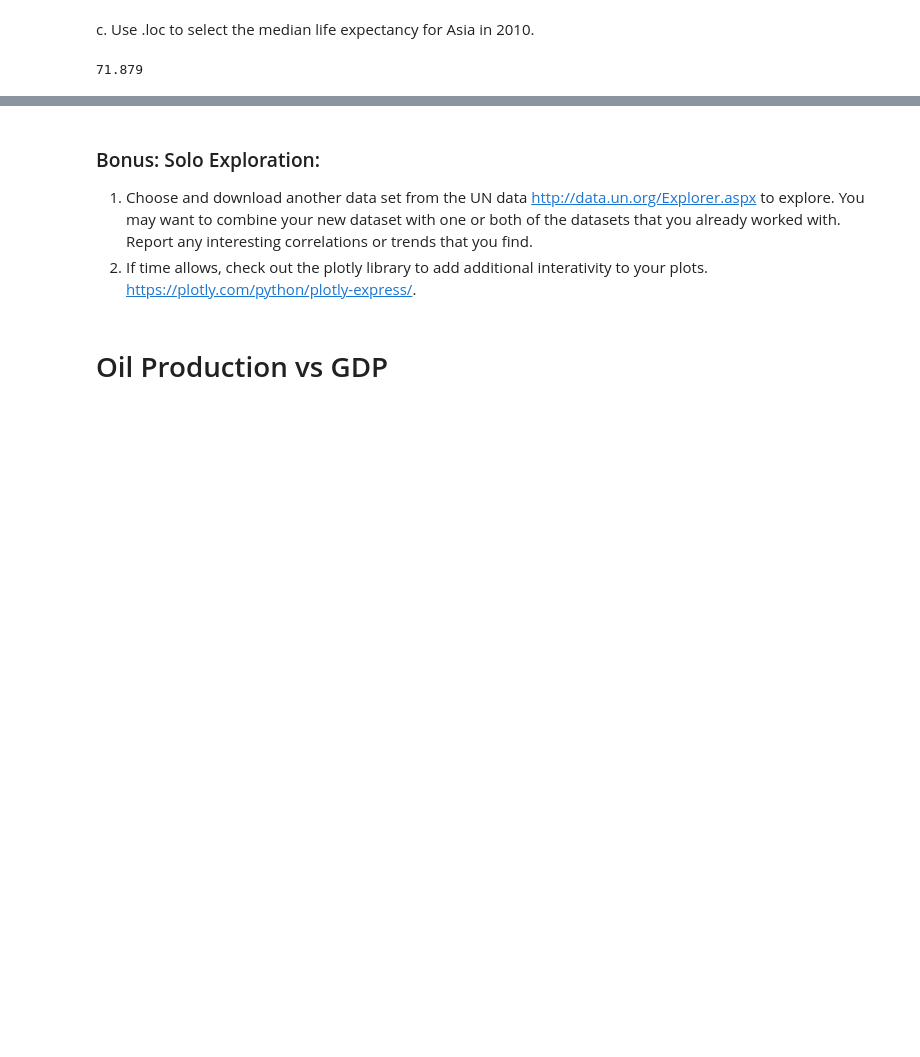
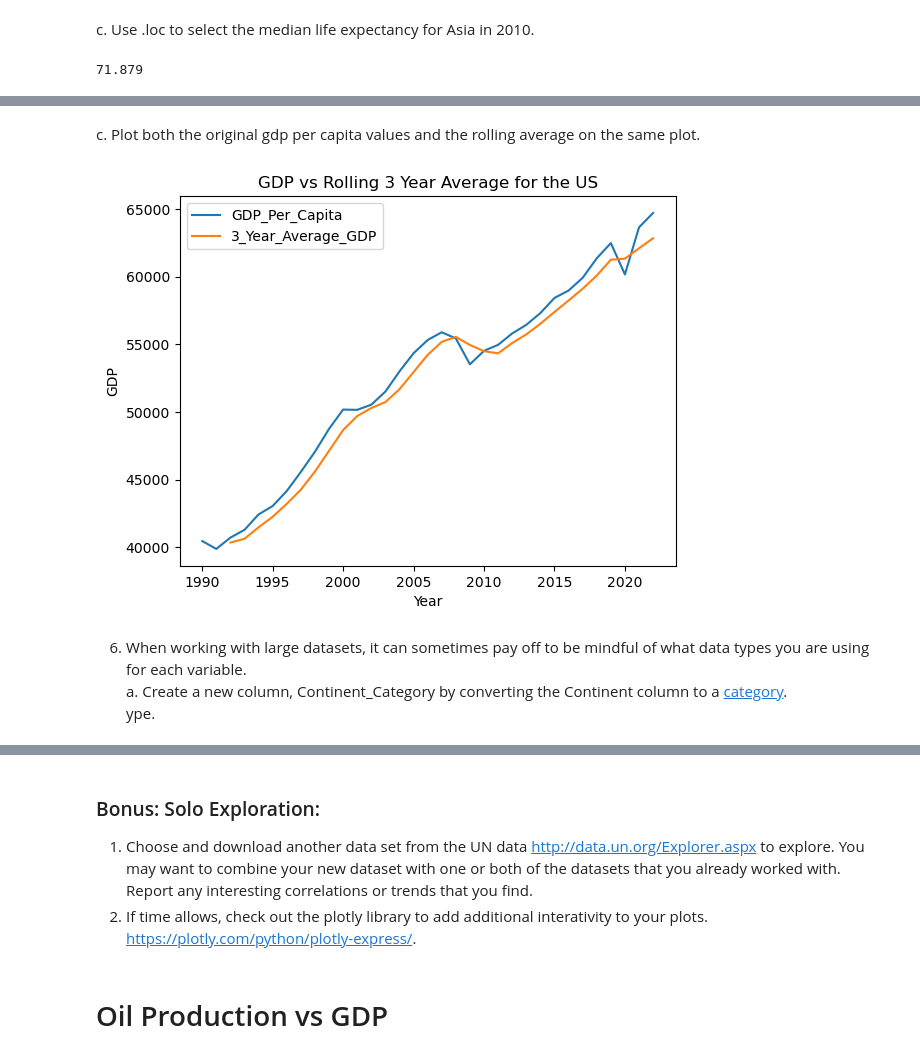
Before and after one commit to nss-data-science-cohort-8/un-exploration-GetGubbz, a Jupyter notebook: UN_Data_Exploration.ipynb, the cells around one changed output, grey strips where cells are left out. Cells and saved outputs as stored; diff of their text form; code cells hidden in the pictures; blank space fills up the shorter version.

```diff
--- a/UN_Data_Exploration.ipynb
+++ b/UN_Data_Exploration.ipynb
@@ -661,0 +846,3 @@ median_le.loc[(2010, 'Asia')]
+# %%
+gdp_le = gdp_le.sort_values('Year').reset_index(drop = True)
+gdp_le
@@ -661,0 +863,4 @@ median_le.loc[(2010, 'Asia')]
+# %%
+gdp_le['GDP_Change_from_Prior_Year'] = gdp_le['GDP_Per_Capita'] - (gdp_le.groupby(['Country'])['GDP_Per_Capita'].shift(1))
+gdp_le = gdp_le.reindex(columns = ['Country', 'Year', 'Continent', 'Life Expectancy', 'GDP_Per_Capita', 'GDP_Shifted', 'GDP_Change_from_Prior_Year'])
+gdp_le.loc[gdp_le['Country'] == 'Zimbabwe']
@@ -661,0 +900,4 @@ median_le.loc[(2010, 'Asia')]
+# %%
+gdp_le = gdp_le.drop('GDP_Shifted', axis=1)
+gdp_le_us = gdp_le.loc[gdp_le['Country'] == 'United States']
+gdp_le_us
@@ -661,0 +924,2 @@ median_le.loc[(2010, 'Asia')]
+# %%
+gdp_le_us['3_Year_Average_GDP'] = gdp_le_us['GDP_Per_Capita'].rolling(3).mean()
@@ -661,0 +952,16 @@ median_le.loc[(2010, 'Asia')]
+# %% [markdown]
+c. Plot both the original gdp per capita values and the rolling average on the same plot.
+# %%
+plt.plot('Year', 'GDP_Per_Capita', data = gdp_le_us)
+plt.plot('Year', '3_Year_Average_GDP', data = gdp_le_us)
+plt.title('GDP vs Rolling 3 Year Average for the US')
+plt.xlabel('Year')
+plt.ylabel('GDP')
+plt.legend()
+plt.show()
+# %% [output]
+[figure, added]
+# %% [markdown]
+6. When working with large datasets, it can sometimes pay off to be mindful of what data types you are using for each variable.
+	a. Create a new column, Continent_Category by converting the Continent column to a [category](https://pandas.pydata.org/docs/user_guide/categorical.html).
+ype.
```
Also changed, not shown: parts of 39 cells of this notebook.
